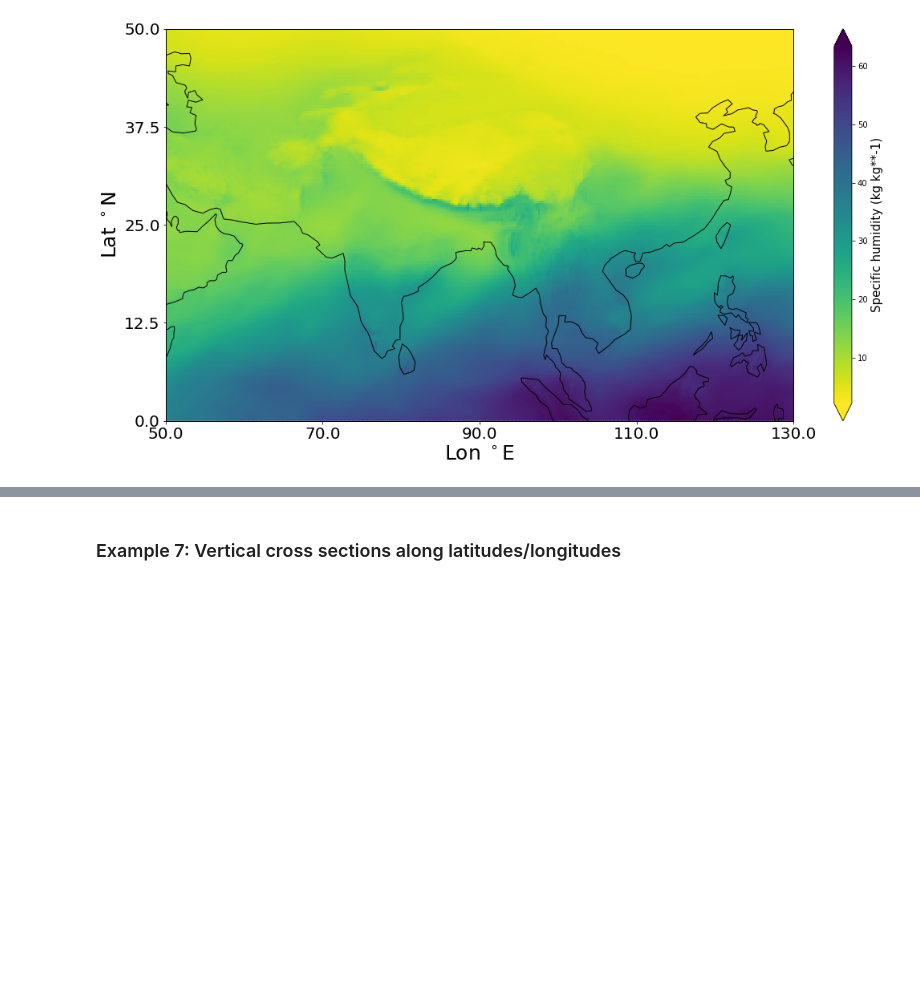
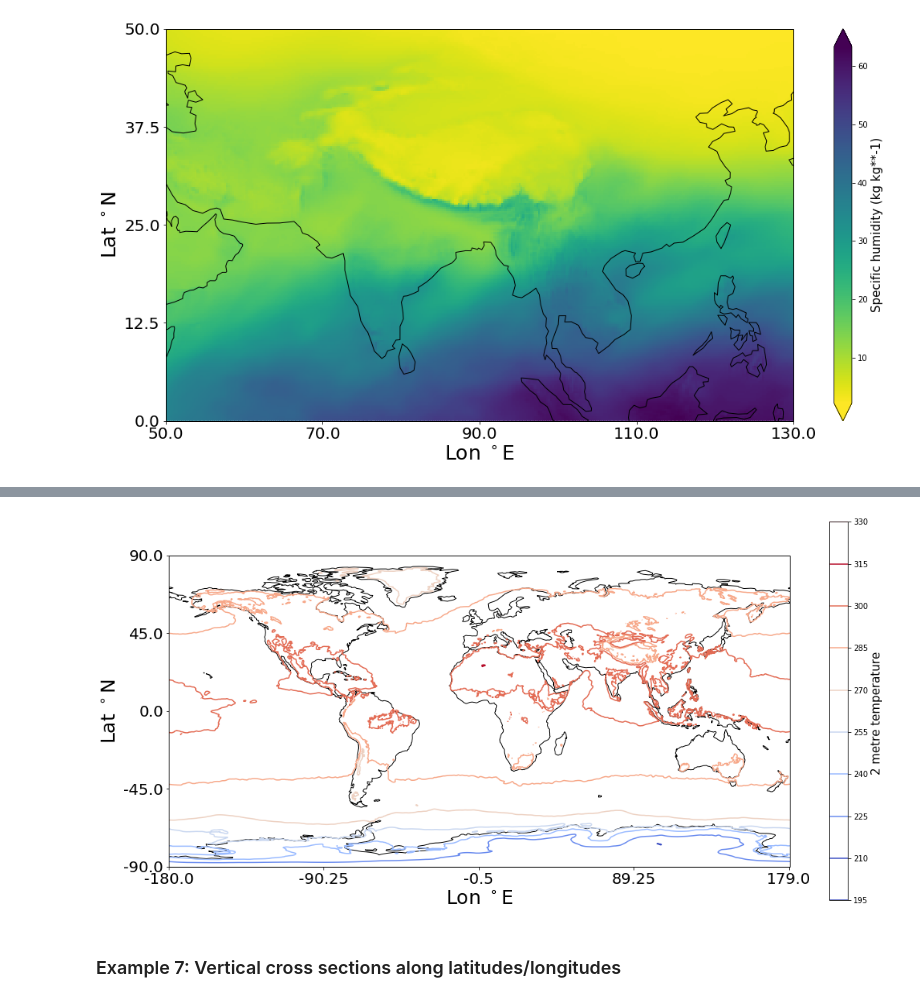
Before and after one commit to JuliaKukulies/cream, a Jupyter notebook: test_era5.ipynb, the cells around one changed output, grey strips where cells are left out. Saved outputs shown, nothing was run; the diff lists cells and outputs as text; code cells hidden in the pictures; blank space fills up the shorter version.

```diff
--- a/test_era5.ipynb
+++ b/test_era5.ipynb
@@ -306,2 +361,7 @@ pressure_data.create_map('q', level = 'column-integrated')
+# %%
+# create same plot, but with contour lines instead
+surface_temps.create_contour_map('t2m', out = 'global_temperature_contours.png',  filled = False)
+# %% [output]
+[figure, added]
 # %% [markdown]
 ### Example 7: Vertical cross sections along latitudes/longitudes
```
Also changed, not shown: parts of 7 cells of this notebook, 6 other files.
